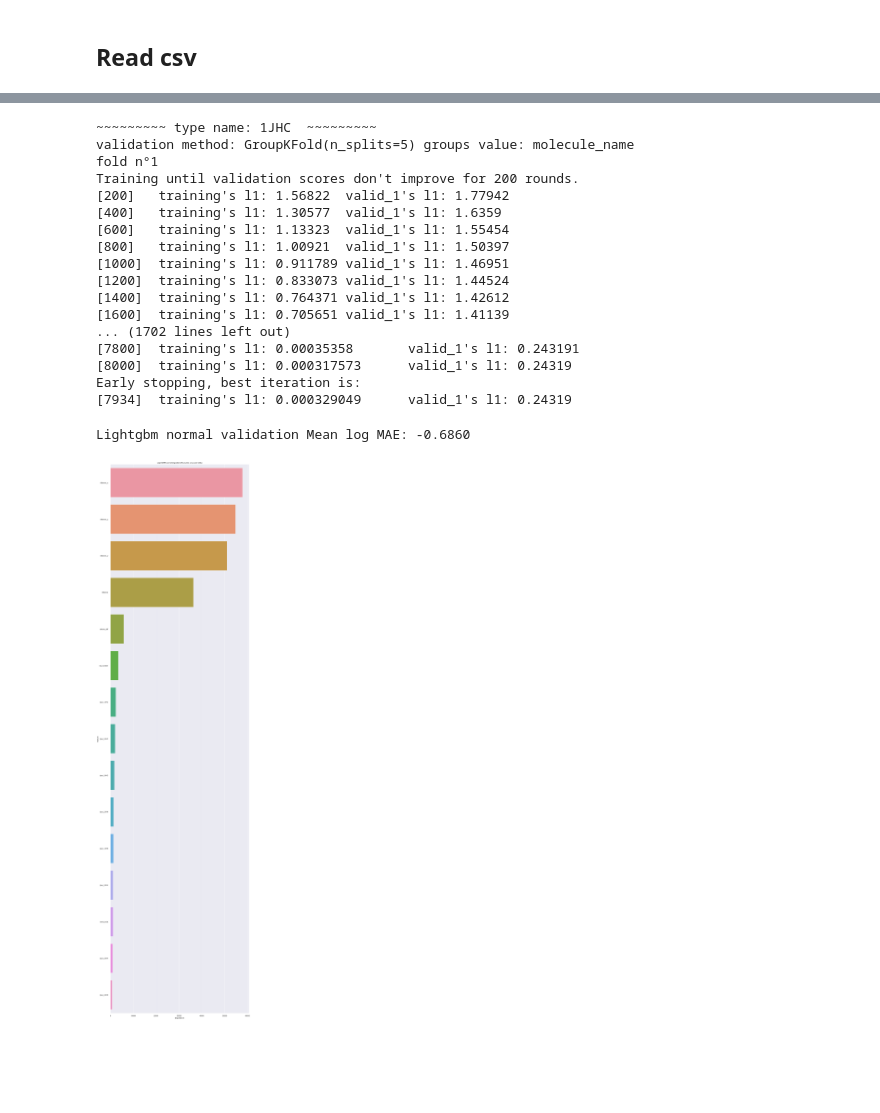
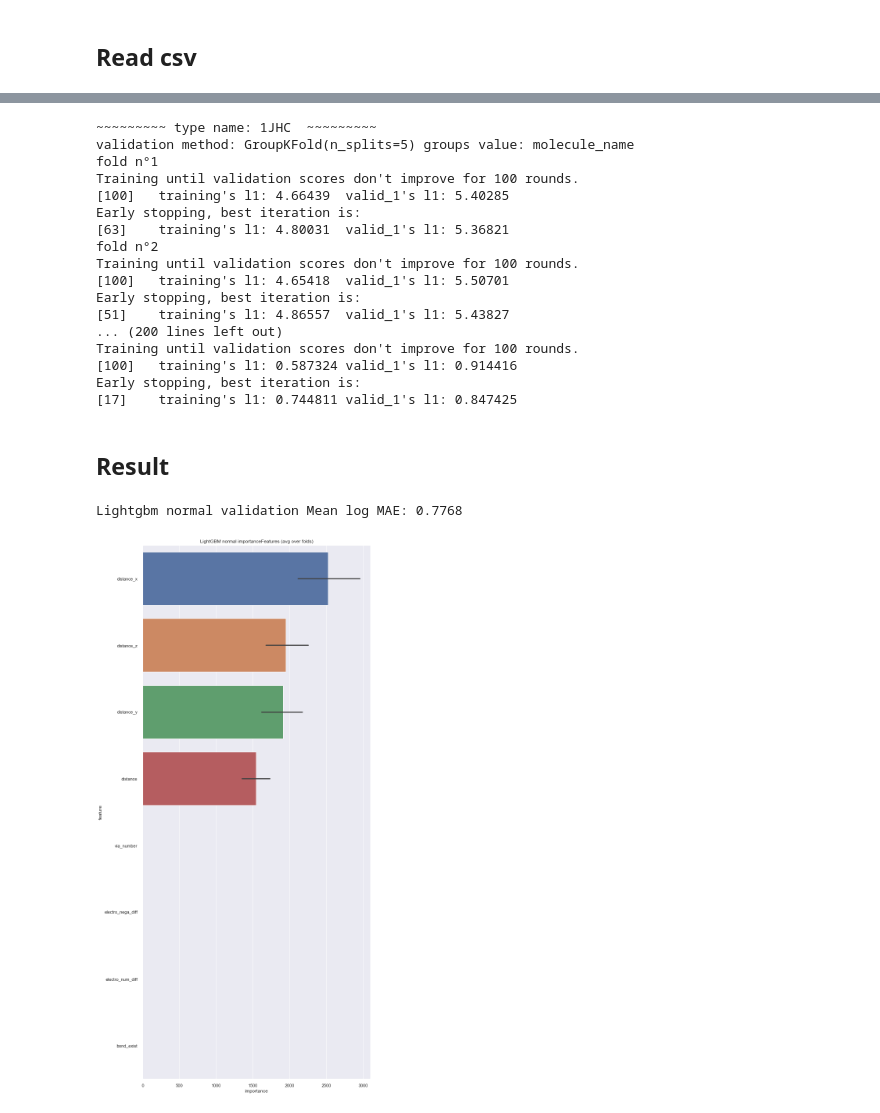
Before and after one commit to takuto0831/Molecular_Properties_Kaggle, a Jupyter notebook: jn/SomeModels.ipynb, the cells around one changed output, grey strips where cells are left out. Drawn from its saved outputs; the diff is of its cells as text; code cells hidden in the pictures; blank space fills up the shorter version.

Commit message:
update for kaggle style

```diff
--- a/jn/SomeModels.ipynb
+++ b/jn/SomeModels.ipynb
@@ -56,3 +63,15 @@ test_df = r.get("test")
+# %%
+### for Kaggle kernel ###
+train_df = pd.read_csv("../input/preprocess/train.csv")
+test_df = pd.read_csv('../input/preprocess/test.csv')
+features = pd.read_csv('../input/preprocess/features.csv')
+
+# check data frame
+print("{} observations and {} features in train set.".format(train_df.shape[0],train_df.shape[1]))
+print("{} observations and {} features in test set.".format(test_df.shape[0],test_df.shape[1]))
+print("{} observations and {} features in features set.".format(features.shape[0],features.shape[1]))
+
+features = features["feature"].tolist() # features list
 # %% [markdown]
 # LightGBM
 
@@ -71,7 +81,29 @@ arg1 = {'train' : train_df,
+# %%
+# parameters
+param_lgb = {'metric': 'mae', # rmse or mae?
+                     'objective':'regression_l2',
+                     'max_depth': -1, # 各木の最大の深さ
+                     'max_leaves': 255, # 各木の最大の葉の数
+                     'min_data_in_leaf': 20, # 末端ノードに含まれる最小ノード数 (default)
+                     'learning_rate': 0.15, # 各木の重み係数 (大きいと少ない木で予測する)
+                     'boosting': 'gbdt', # (dart, rf)
+                     'bagging_freq': 1, # バギングを行う割合 (1:常に行う, 0: 行わない)
+                     'sub_feature':0.5, # 訓練データの??%を利用 (特徴量)
+                     'sub_row':0.75, # 訓練データの??%を利用 (データ, 非復元抽出)
+                     'verbosity': -1,
+                     'nthread': 4,
+                     'random_state': 831}
+
+# argument
+arg1 = {'train' : train_df,
+            'test' : test_df,
+            'features' : features,
+            'param' : param_lgb,
+            'name' : 'Lightgbm base model'}
 # %%
 # model
-with base.timer("Light GBM model"):
-        mean_log_mae, submit_file = \
+with based.timer("Light GBM model"):
+        mean_log_mae, submit_file, importance = \
         Assistance.split_execute_model(split_value = 'type',
                                                          train=train_df,
                                                          test=test_df,
@@ -81,29 +113,31 @@ with base.timer("Light GBM model"):
 ~~~~~~~~~ type name: 1JHC  ~~~~~~~~~
 validation method: GroupKFold(n_splits=5) groups value: molecule_name
 fold n°1
-Training until validation scores don't improve for 200 rounds.
-[200]   training's l1: 1.56822  valid_1's l1: 1.77942
-[400]   training's l1: 1.30577  valid_1's l1: 1.6359
-[600]   training's l1: 1.13323  valid_1's l1: 1.55454
-[800]   training's l1: 1.00921  valid_1's l1: 1.50397
-[1000]  training's l1: 0.911789 valid_1's l1: 1.46951
-[1200]  training's l1: 0.833073 valid_1's l1: 1.44524
-[1400]  training's l1: 0.764371 valid_1's l1: 1.42612
-[1600]  training's l1: 0.705651 valid_1's l1: 1.41139
-... (1702 lines left out)
-[7800]  training's l1: 0.00035358       valid_1's l1: 0.243191
-[8000]  training's l1: 0.000317573      valid_1's l1: 0.24319
+Training until validation scores don't improve for 100 rounds.
+[100]   training's l1: 4.66439  valid_1's l1: 5.40285
 Early stopping, best iteration is:
-[7934]  training's l1: 0.000329049      valid_1's l1: 0.24319
+[63]    training's l1: 4.80031  valid_1's l1: 5.36821
+fold n°2
+Training until validation scores don't improve for 100 rounds.
+[100]   training's l1: 4.65418  valid_1's l1: 5.50701
+Early stopping, best iteration is:
+[51]    training's l1: 4.86557  valid_1's l1: 5.43827
+... (200 lines left out)
+Training until validation scores don't improve for 100 rounds.
+[100]   training's l1: 0.587324 valid_1's l1: 0.914416
+Early stopping, best iteration is:
+[17]    training's l1: 0.744811 valid_1's l1: 0.847425
+# %% [markdown]
+## Result
 # %%
 # result (Mean Log MAE)
 print("Lightgbm normal validation Mean log MAE: %.4f" % np.mean(mean_log_mae))
 # submit
-Process.submit(submit_file ,tech = "lightgbm_giba_output")
+# Process.submit(submit_file ,tech = "lightgbm_giba_output")
 # %% [output]
-Lightgbm normal validation Mean log MAE: -0.6860
+Lightgbm normal validation Mean log MAE: 0.7768
 # %%
-# importance  (要考察, 上記の関数だと importance持ってきていない)
-Process.display_importances(lgb_importance,title="LightGBM normal importance",file_name = None)
+# importance
+Process.display_importances(importance,title="LightGBM normal importance",file_name = None)
 # %% [output]
-[figure, old version]
+[figure, new version]
```
Also changed, not shown: parts of 11 cells of this notebook.
